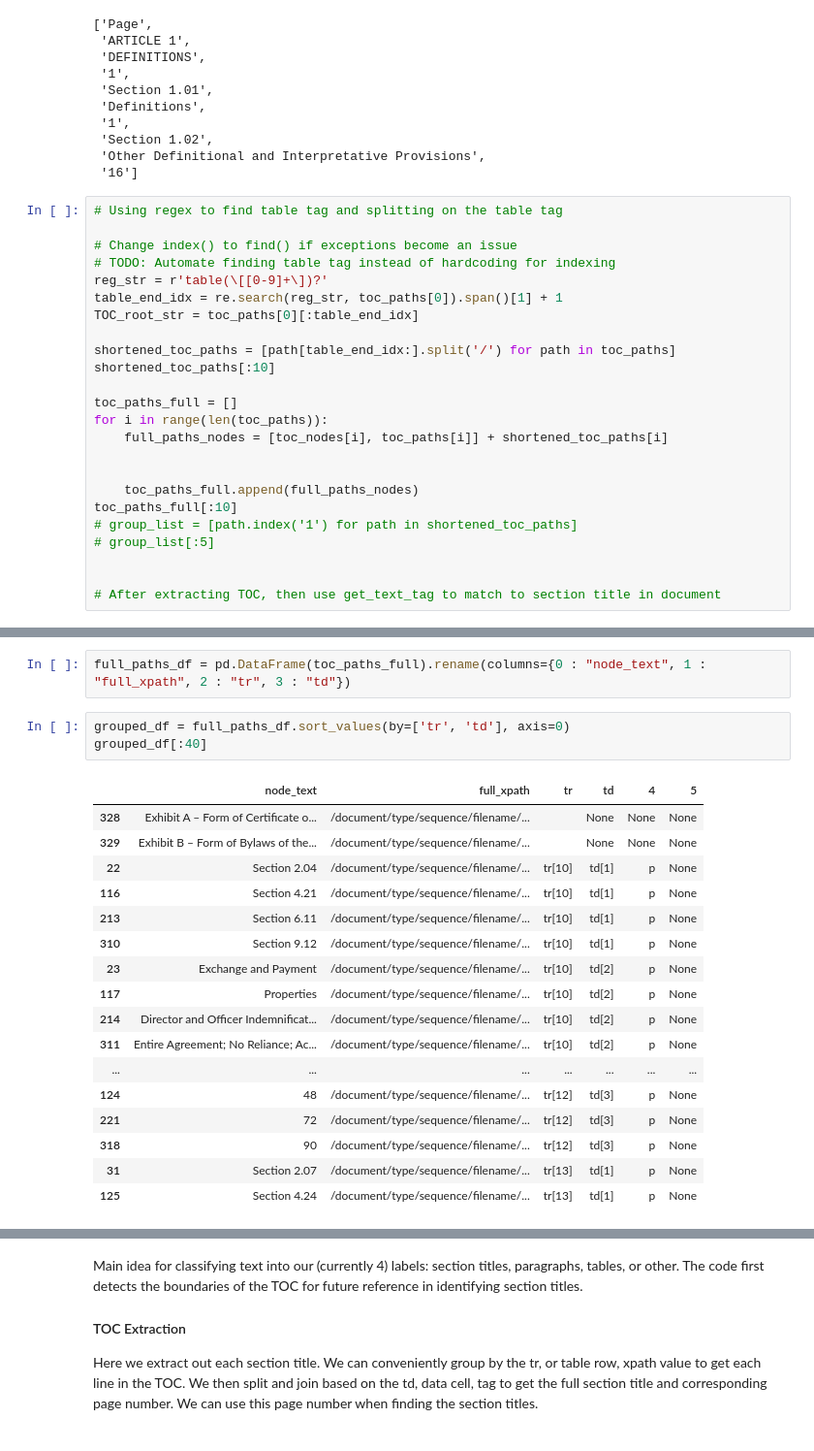
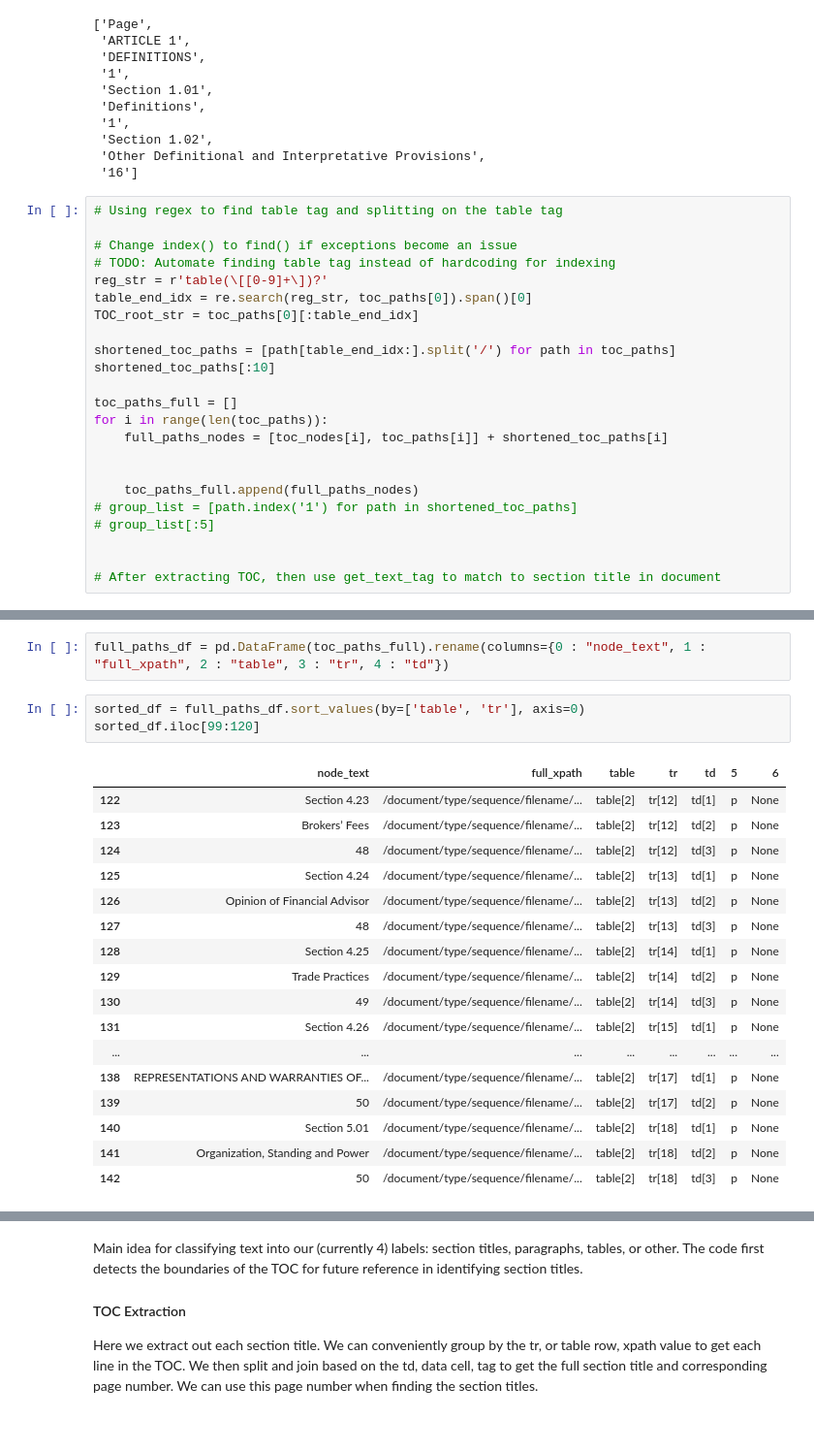
Before and after one commit to mumose/contract_labeling_with_TOC, a Jupyter notebook: MarkupLM/playground-html-generation_brian.ipynb, the cells around one changed output, grey strips where cells are left out. Shown: that part at 97% size. Saved outputs shown, nothing was run; the diff lists cells and outputs as text.

Commit message:
Completes toc node xpath pairs and writes to csv

```diff
--- a/MarkupLM/playground-html-generation_brian.ipynb
+++ b/MarkupLM/playground-html-generation_brian.ipynb
@@ -162,7 +162,7 @@ toc_nodes[0:10]
 # Change index() to find() if exceptions become an issue
 # TODO: Automate finding table tag instead of hardcoding for indexing
 reg_str = r'table(\[[0-9]+\])?'
-table_end_idx = re.search(reg_str, toc_paths[0]).span()[1] + 1
+table_end_idx = re.search(reg_str, toc_paths[0]).span()[0]
 TOC_root_str = toc_paths[0][:table_end_idx]
 
 shortened_toc_paths = [path[table_end_idx:].split('/') for path in toc_paths]
@@ -174,7 +174,6 @@ for i in range(len(toc_paths)):
 
 
     toc_paths_full.append(full_paths_nodes)
-toc_paths_full[:10]
 # group_list = [path.index('1') for path in shortened_toc_paths]
 # group_list[:5]
 
@@ -201,23 +182,23 @@ toc_paths_full[:10]
 # %%
-full_paths_df = pd.DataFrame(toc_paths_full).rename(columns={0 : "node_text", 1 : "full_xpath", 2 : "tr", 3 : "td"})
+full_paths_df = pd.DataFrame(toc_paths_full).rename(columns={0 : "node_text", 1 : "full_xpath", 2 : "table", 3 : "tr", 4 : "td"})
 # %%
-grouped_df = full_paths_df.sort_values(by=['tr', 'td'], axis=0)
-grouped_df[:40]
+sorted_df = full_paths_df.sort_values(by=['table', 'tr'], axis=0)
+sorted_df.iloc[99:120]
 # %% [output]
-|  | node_text | full_xpath | tr | td | 4 | 5 |
-| 328 | Exhibit A – Form of Certificate o... | /document/type/sequence/filename/... |  | None | None | None |
-| 329 | Exhibit B – Form of Bylaws of the... | /document/type/sequence/filename/... |  | None | None | None |
-| 22 | Section 2.04 | /document/type/sequence/filename/... | tr[10] | td[1] | p | None |
-| 116 | Section 4.21 | /document/type/sequence/filename/... | tr[10] | td[1] | p | None |
-| 213 | Section 6.11 | /document/type/sequence/filename/... | tr[10] | td[1] | p | None |
-| 310 | Section 9.12 | /document/type/sequence/filename/... | tr[10] | td[1] | p | None |
-| 23 | Exchange and Payment | /document/type/sequence/filename/... | tr[10] | td[2] | p | None |
-| 117 | Properties | /document/type/sequence/filename/... | tr[10] | td[2] | p | None |
-| 214 | Director and Officer Indemnificat... | /document/type/sequence/filename/... | tr[10] | td[2] | p | None |
-| 311 | Entire Agreement; No Reliance; Ac... | /document/type/sequence/filename/... | tr[10] | td[2] | p | None |
-| ... | ... | ... | ... | ... | ... | ... |
-| 124 | 48 | /document/type/sequence/filename/... | tr[12] | td[3] | p | None |
-| 221 | 72 | /document/type/sequence/filename/... | tr[12] | td[3] | p | None |
-| 318 | 90 | /document/type/sequence/filename/... | tr[12] | td[3] | p | None |
-| 31 | Section 2.07 | /document/type/sequence/filename/... | tr[13] | td[1] | p | None |
-| 125 | Section 4.24 | /document/type/sequence/filename/... | tr[13] | td[1] | p | None |
+|  | node_text | full_xpath | table | tr | td | 5 | 6 |
+| 122 | Section 4.23 | /document/type/sequence/filename/... | table[2] | tr[12] | td[1] | p | None |
+| 123 | Brokers’ Fees | /document/type/sequence/filename/... | table[2] | tr[12] | td[2] | p | None |
+| 124 | 48 | /document/type/sequence/filename/... | table[2] | tr[12] | td[3] | p | None |
+| 125 | Section 4.24 | /document/type/sequence/filename/... | table[2] | tr[13] | td[1] | p | None |
+| 126 | Opinion of Financial Advisor | /document/type/sequence/filename/... | table[2] | tr[13] | td[2] | p | None |
+| 127 | 48 | /document/type/sequence/filename/... | table[2] | tr[13] | td[3] | p | None |
+| 128 | Section 4.25 | /document/type/sequence/filename/... | table[2] | tr[14] | td[1] | p | None |
+| 129 | Trade Practices | /document/type/sequence/filename/... | table[2] | tr[14] | td[2] | p | None |
+| 130 | 49 | /document/type/sequence/filename/... | table[2] | tr[14] | td[3] | p | None |
+| 131 | Section 4.26 | /document/type/sequence/filename/... | table[2] | tr[15] | td[1] | p | None |
+| ... | ... | ... | ... | ... | ... | ... | ... |
+| 138 | REPRESENTATIONS AND WARRANTIES OF... | /document/type/sequence/filename/... | table[2] | tr[17] | td[1] | p | None |
+| 139 | 50 | /document/type/sequence/filename/... | table[2] | tr[17] | td[2] | p | None |
+| 140 | Section 5.01 | /document/type/sequence/filename/... | table[2] | tr[18] | td[1] | p | None |
+| 141 | Organization, Standing and Power | /document/type/sequence/filename/... | table[2] | tr[18] | td[2] | p | None |
+| 142 | 50 | /document/type/sequence/filename/... | table[2] | tr[18] | td[3] | p | None |
```
Also changed, not shown: parts of 3 cells of this notebook, 1 other file.
